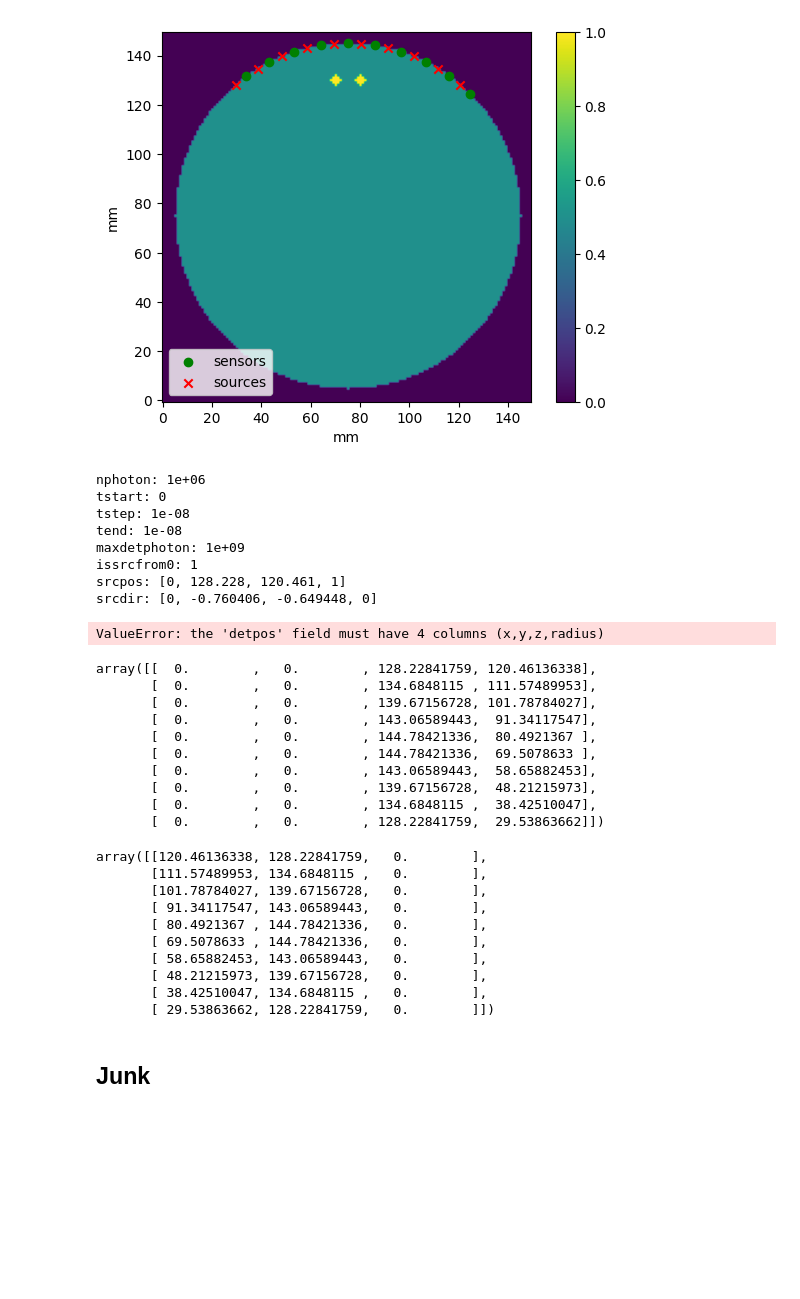
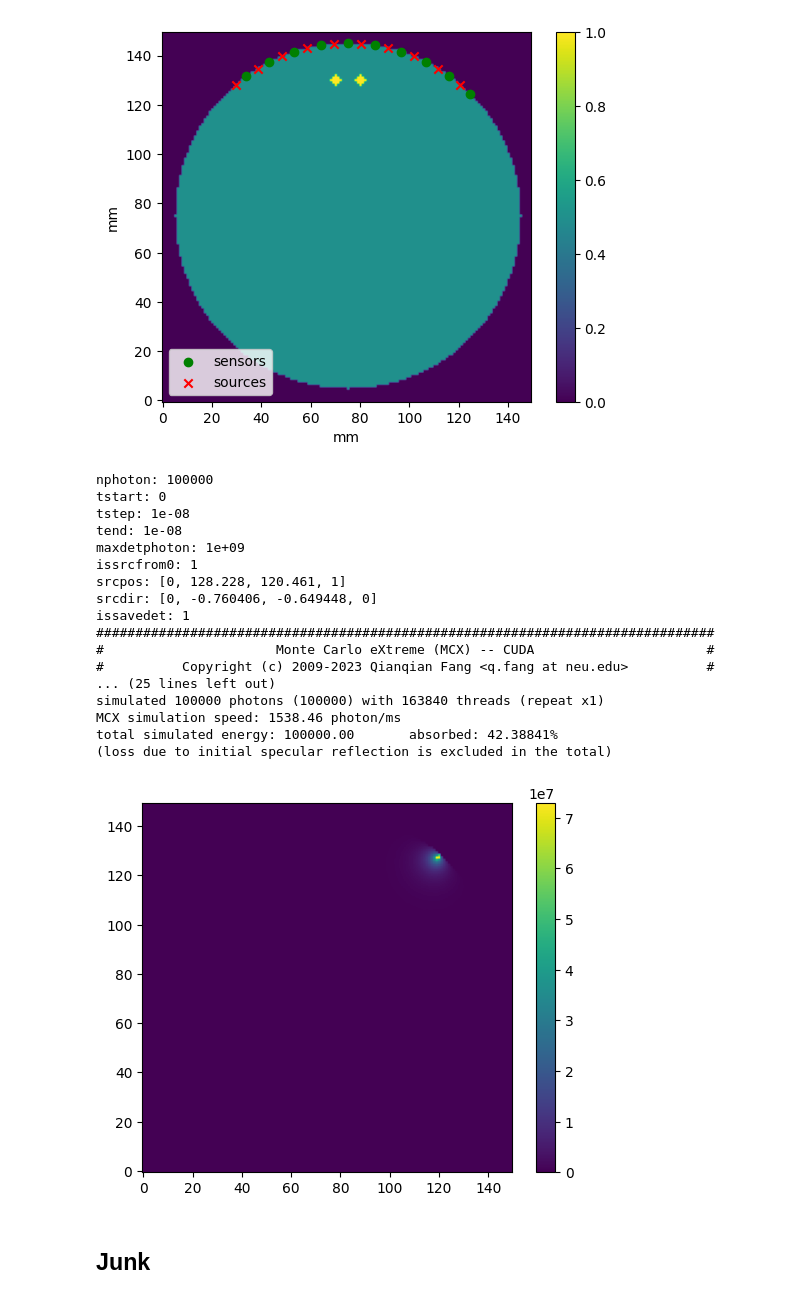
Before and after one commit to neural-imagery/tomography-experiments, a Jupyter notebook: 3d/main.ipynb, the cells around one changed output. Cells and saved outputs as stored; diff of their text form; code cells hidden in the pictures; blank space fills up the shorter version.

```diff
--- a/3d/main.ipynb
+++ b/3d/main.ipynb
@@ -57,12 +57,13 @@ source_directions = source_directions / np.linalg.norm(source_directions, axis=1
 
 # add a column of zeros to cast as 3D
 source_positions = np.hstack((np.zeros((noptodes, 1)), source_positions))
+source_directions = np.hstack((np.zeros((noptodes, 1)), source_directions))
 sensor_positions = np.hstack((np.zeros((noptodes, 1)), sensor_positions))
-source_directions = np.hstack((np.zeros((noptodes, 1)), source_directions))
+sensor_positions = np.hstack((sensor_positions, np.ones((noptodes, 1))))
 
 plt.figure()
 plt.imshow(region[0,...])
-plt.scatter(sensor_positions[:,-1], sensor_positions[:,-2], c='g', marker='o', label='sensors')
+plt.scatter(sensor_positions[:,-2], sensor_positions[:,-3], c='g', marker='o', label='sensors')
 plt.scatter(source_positions[:,-1], source_positions[:,-2], c='r', marker='x', label='sources')
 plt.gca().invert_yaxis()
 plt.xlabel("mm"); plt.ylabel("mm")
@@ -79,7 +80,7 @@ def forward(volume, optical_properties, source_positions, source_directions,
     """
 
     config = {
-        'nphoton': 1000000,
+        'nphoton': 100000,
         'vol': volume,
         'tstart': 0,
         'tend': 1e-8,
@@ -91,7 +92,7 @@ def forward(volume, optical_properties, source_positions, source_directions,
         # 'replaydet':-1,
         'issavedet': 1,
         'issrcfrom0': 1,
-        'issaveseed': 1,
+        # 'issaveseed': 1,
         # 'unitinmm': 1.8,
         'maxdetphoton': 1000000000
     }
@@ -126,9 +127,9 @@ optical_properties = [
     [mua1, mus1, g, refind]
     ]
 
-forward(region, optical_properties, source_positions[source_index], source_directions[source_index], sensor_positions)
+res, cfg = forward(region, optical_properties, source_positions[source_index], source_directions[source_index], sensor_positions)
 # %% [output]
-nphoton: 1e+06
+nphoton: 100000
 tstart: 0
 tstep: 1e-08
 tend: 1e-08
@@ -136,33 +137,22 @@ maxdetphoton: 1e+09
 issrcfrom0: 1
 srcpos: [0, 128.228, 120.461, 1]
 srcdir: [0, -0.760406, -0.649448, 0]
+issavedet: 1
+###############################################################################
+#                      Monte Carlo eXtreme (MCX) -- CUDA                      #
+#          Copyright (c) 2009-2023 Qianqian Fang <q.fang at neu.edu>          #
+... (25 lines left out)
+simulated 100000 photons (100000) with 163840 threads (repeat x1)
+MCX simulation speed: 1538.46 photon/ms
+total simulated energy: 100000.00       absorbed: 42.38841%
+(loss due to initial specular reflection is excluded in the total)
-ValueError: the 'detpos' field must have 4 columns (x,y,z,radius)
-# %%
-source_positions
-# %% [output]
-array([[  0.        ,   0.        , 128.22841759, 120.46136338],
-       [  0.        ,   0.        , 134.6848115 , 111.57489953],
-       [  0.        ,   0.        , 139.67156728, 101.78784027],
-       [  0.        ,   0.        , 143.06589443,  91.34117547],
-       [  0.        ,   0.        , 144.78421336,  80.4921367 ],
-       [  0.        ,   0.        , 144.78421336,  69.5078633 ],
-       [  0.        ,   0.        , 143.06589443,  58.65882453],
-       [  0.        ,   0.        , 139.67156728,  48.21215973],
-       [  0.        ,   0.        , 134.6848115 ,  38.42510047],
-       [  0.        ,   0.        , 128.22841759,  29.53863662]])
-# %%
-source_positions
-# %% [output]
-array([[120.46136338, 128.22841759,   0.        ],
-       [111.57489953, 134.6848115 ,   0.        ],
-       [101.78784027, 139.67156728,   0.        ],
-       [ 91.34117547, 143.06589443,   0.        ],
-       [ 80.4921367 , 144.78421336,   0.        ],
-       [ 69.5078633 , 144.78421336,   0.        ],
-       [ 58.65882453, 143.06589443,   0.        ],
-       [ 48.21215973, 139.67156728,   0.        ],
-       [ 38.42510047, 134.6848115 ,   0.        ],
-       [ 29.53863662, 128.22841759,   0.        ]])
+# %%
+plt.imshow((res['flux'][0,:, :]))
+plt.gca().invert_yaxis()
+plt.colorbar()
+plt.show()
+# %% [output]
+[figure, added]
 # %% [markdown]
 ## Junk
 # %%
```
